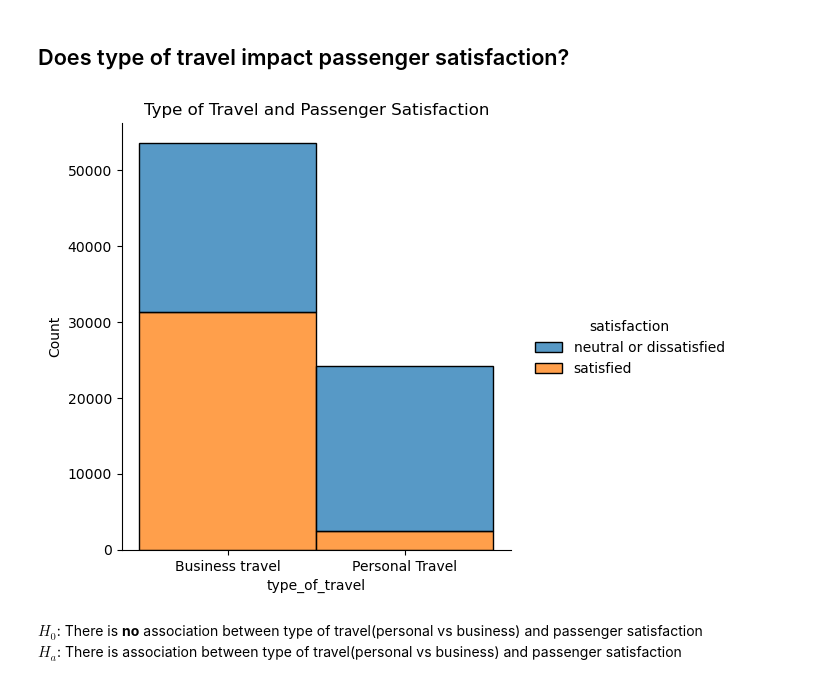
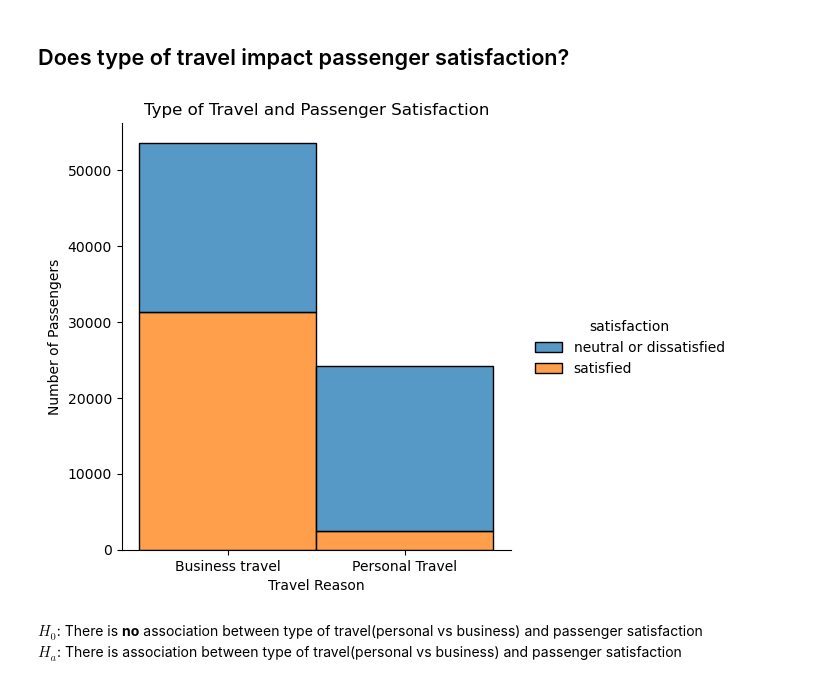
Before and after one commit to manuel-salazar1/individual_project, a Jupyter notebook: final.ipynb, the cells around one changed output. Cells and saved outputs as stored; diff of their text form; code cells hidden in the pictures.

```diff
--- a/final.ipynb
+++ b/final.ipynb
@@ -205,10 +196,12 @@ We reject the null hypothesis
 # %%
 # Plotting type of travel and satisfaction to see distribution
 sns.displot(data=train, x='type_of_travel', hue='satisfaction', multiple='stack')
 plt.title('Type of Travel and Passenger Satisfaction')
+plt.xlabel('Travel Reason')
+plt.ylabel('Number of Passengers')
 plt.show()
 # %% [output]
-[figure, old version]
+[figure, new version]
 # %% [markdown]
 $H_0$: There is **no** association between type of travel(personal vs business) and passenger satisfaction
 $H_a$: There is association between type of travel(personal vs business) and passenger satisfaction
```
Also changed, not shown: parts of 11 cells of this notebook, 1 other file.
